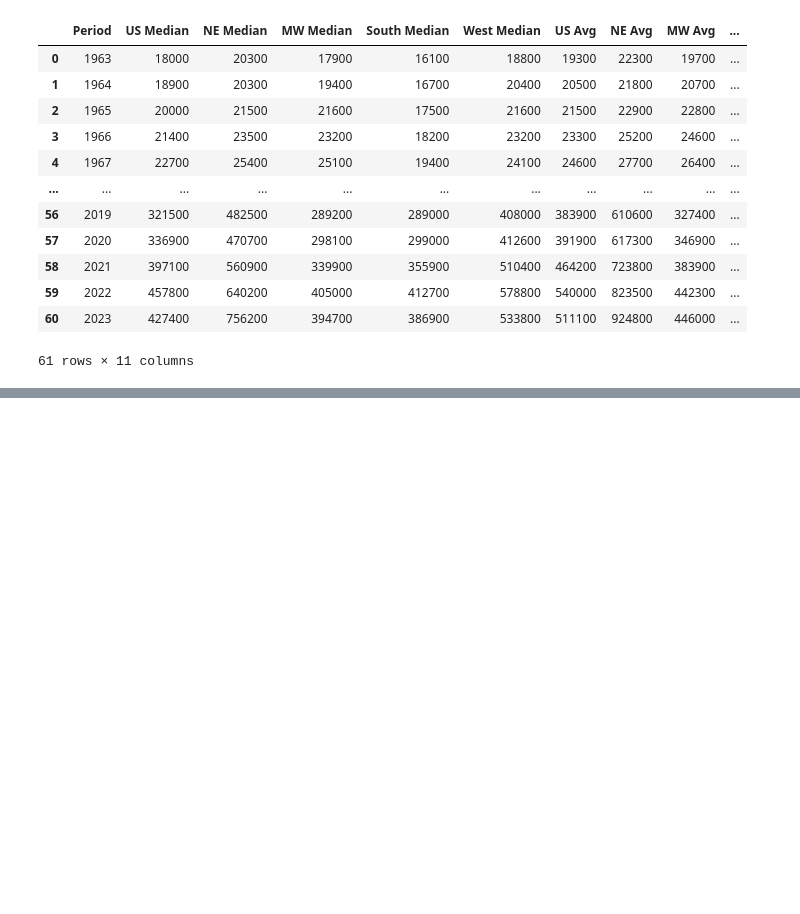
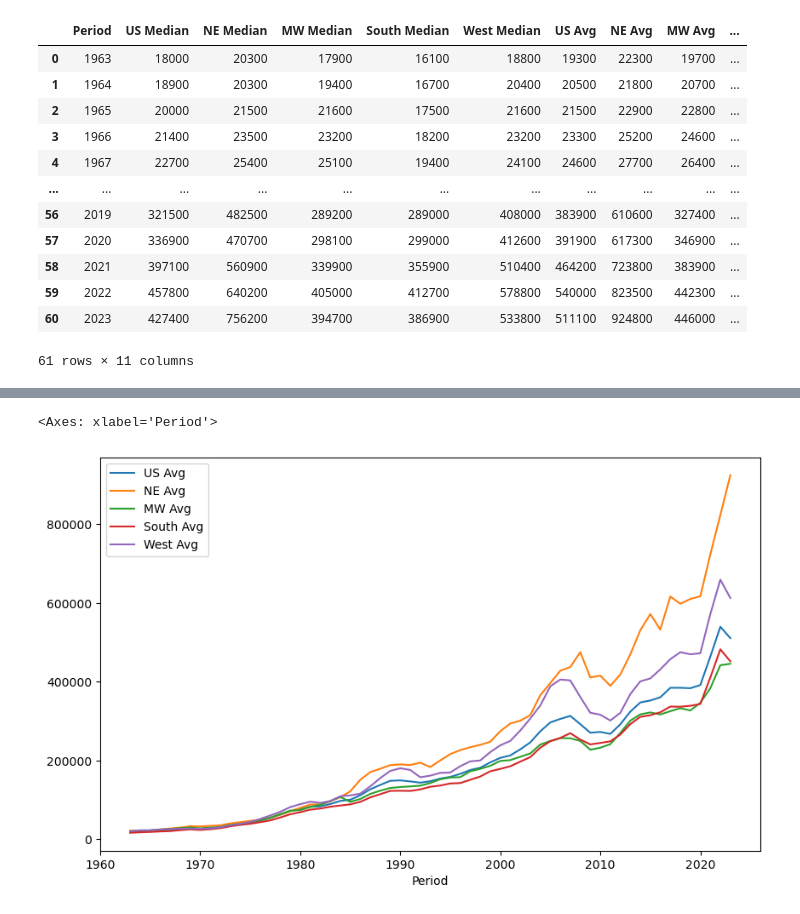
Before and after one commit to mwestonjr/Capstone, a Jupyter notebook: avg_home_sales.ipynb, the cells around one changed output, grey strips where cells are left out. Cells and saved outputs as stored; diff of their text form; code cells hidden in the pictures; blank space fills up the shorter version.

```diff
--- a/avg_home_sales.ipynb
+++ b/avg_home_sales.ipynb
@@ -125,0 +264,8 @@ home_sales['US Growth'] = (home_sales.United States Median[1,:] - home_sales.Uni
+# %%
+home_sales.plot(kind = 'line',
+                x = 'Period',
+                y = ['US Avg','NE Avg', 'MW Avg', 'South Avg', 'West Avg'],
+                figsize = (10,6))
+# %% [output]
+<Axes: xlabel='Period'>
+[figure, added]
```
Also changed, not shown: parts of 37 cells of this notebook, 7 other files.
